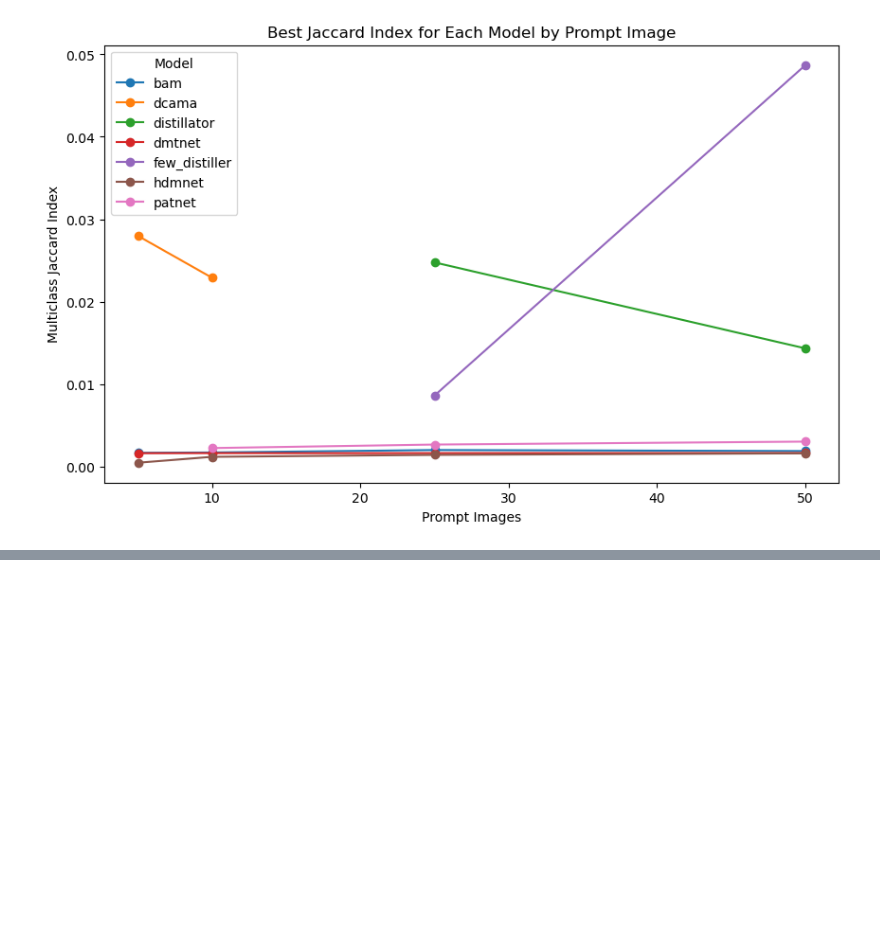
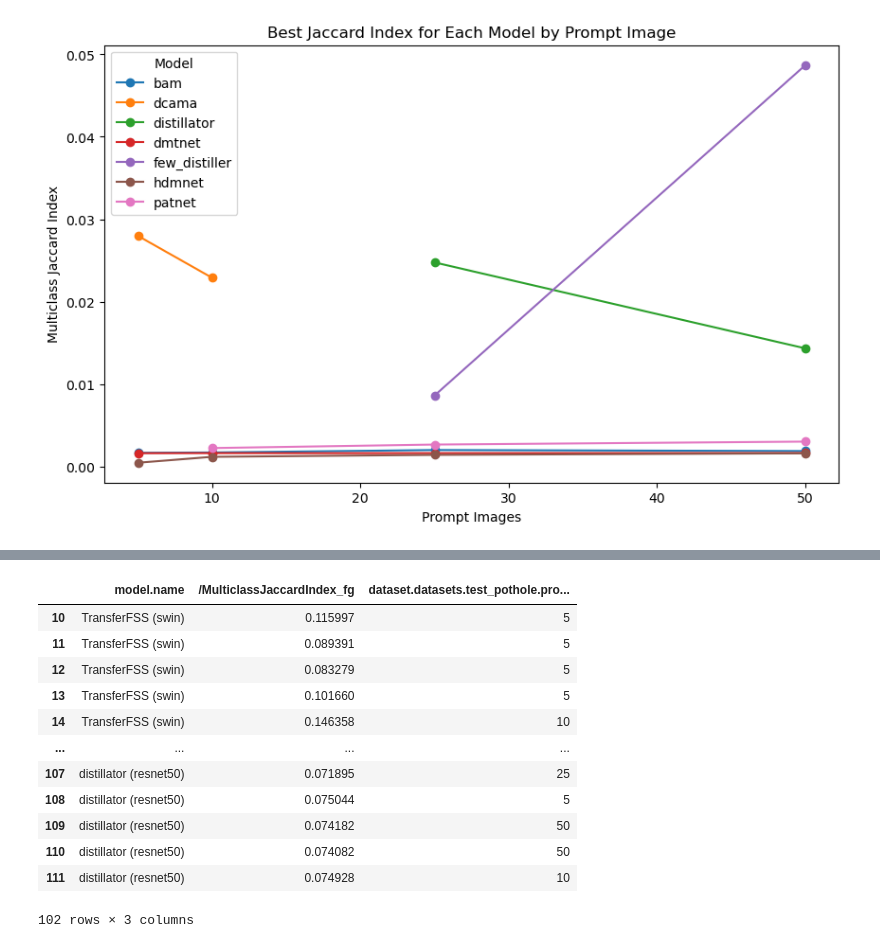
Before and after one commit to pasqualedem/DistillFSS, a Jupyter notebook: result.ipynb, the cells around one changed output, grey strips where cells are left out. Saved outputs shown, nothing was run; the diff lists cells and outputs as text; code cells hidden in the pictures; blank space fills up the shorter version.

```diff
--- a/result.ipynb
+++ b/result.ipynb
@@ -187,0 +281,38 @@ plt.show()
+# %%
+prompt_images = [5, 10, 25, 50]
+
+cols = ["model.name", "/MulticlassJaccardIndex_fg", prompt_images_col, "model.backbone", "refinement.lr"]
+mask = runs_df[prompt_images_col].isin(prompt_images)
+filtered_df = runs_df[cols][mask]
+
+# Replace NaN values in "model.backbone" with values from "model.params.teacher.backbone"
+filtered_df['model.backbone'] = filtered_df['model.backbone'].fillna(runs_df['model.params.teacher.backbone'])
+
+# Change model.name to TransferFSS when refinement.lr is not NaN and model.name is dcama
+filtered_df['model.name'] = filtered_df.apply(
+    lambda row: 'TransferFSS' if row['model.name'] == 'dcama' and pd.notna(row['refinement.lr']) else row['model.name'],
+    axis=1
+)
+
+# Append model.backbone to model.name where model.backbone is not NaN
+filtered_df['model.name'] = filtered_df.apply(
+    lambda row: f"{row['model.name']} ({row['model.backbone']})" if pd.notna(row['model.backbone']) else row['model.name'],
+    axis=1
+)
+
+filtered_df.drop(columns=['model.backbone', 'refinement.lr'], inplace=True)
+filtered_df
+# %% [output]
+|  | model.name | /MulticlassJaccardIndex_fg | dataset.datasets.test_pothole.pro... |
+| 10 | TransferFSS (swin) | 0.115997 | 5 |
+| 11 | TransferFSS (swin) | 0.089391 | 5 |
+| 12 | TransferFSS (swin) | 0.083279 | 5 |
+| 13 | TransferFSS (swin) | 0.101660 | 5 |
+| 14 | TransferFSS (swin) | 0.146358 | 10 |
+| ... | ... | ... | ... |
+| 107 | distillator (resnet50) | 0.071895 | 25 |
+| 108 | distillator (resnet50) | 0.075044 | 5 |
+| 109 | distillator (resnet50) | 0.074182 | 50 |
+| 110 | distillator (resnet50) | 0.074082 | 50 |
+| 111 | distillator (resnet50) | 0.074928 | 10 |
+102 rows × 3 columns
```
Also changed, not shown: parts of 8 cells of this notebook, 3 other files.
